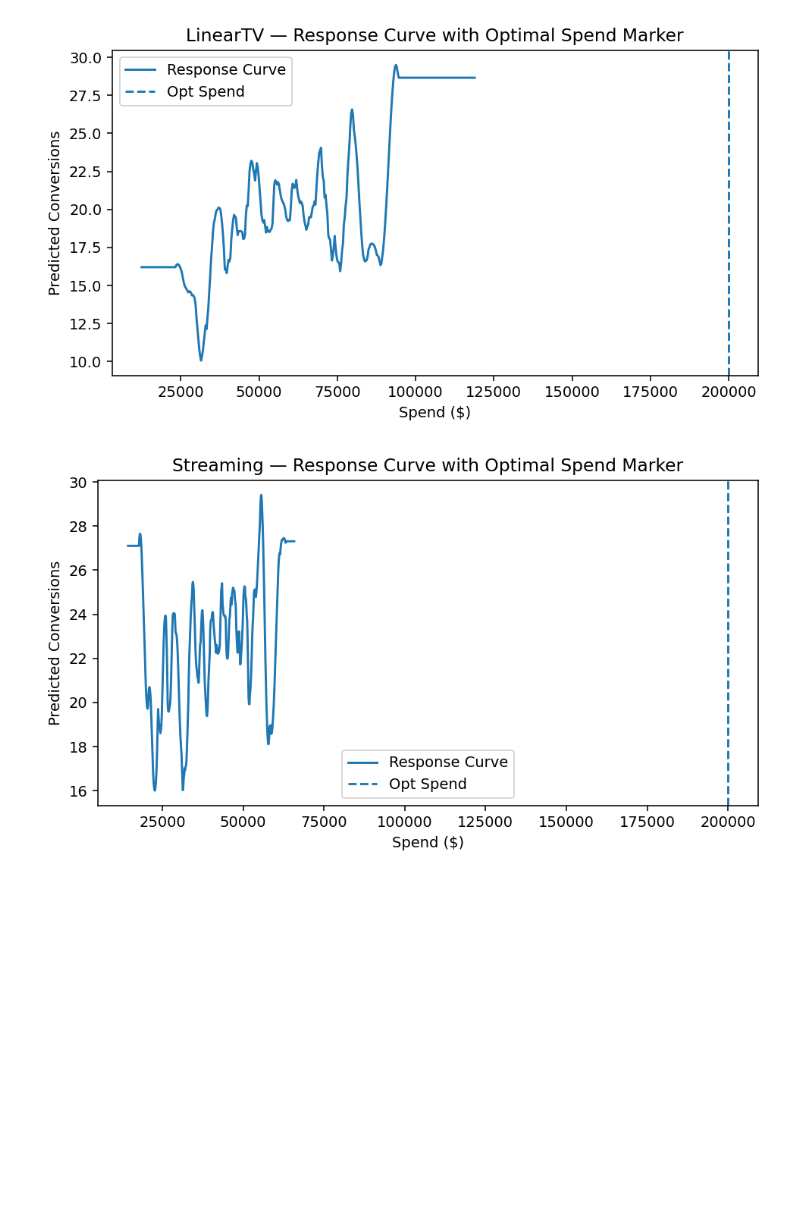
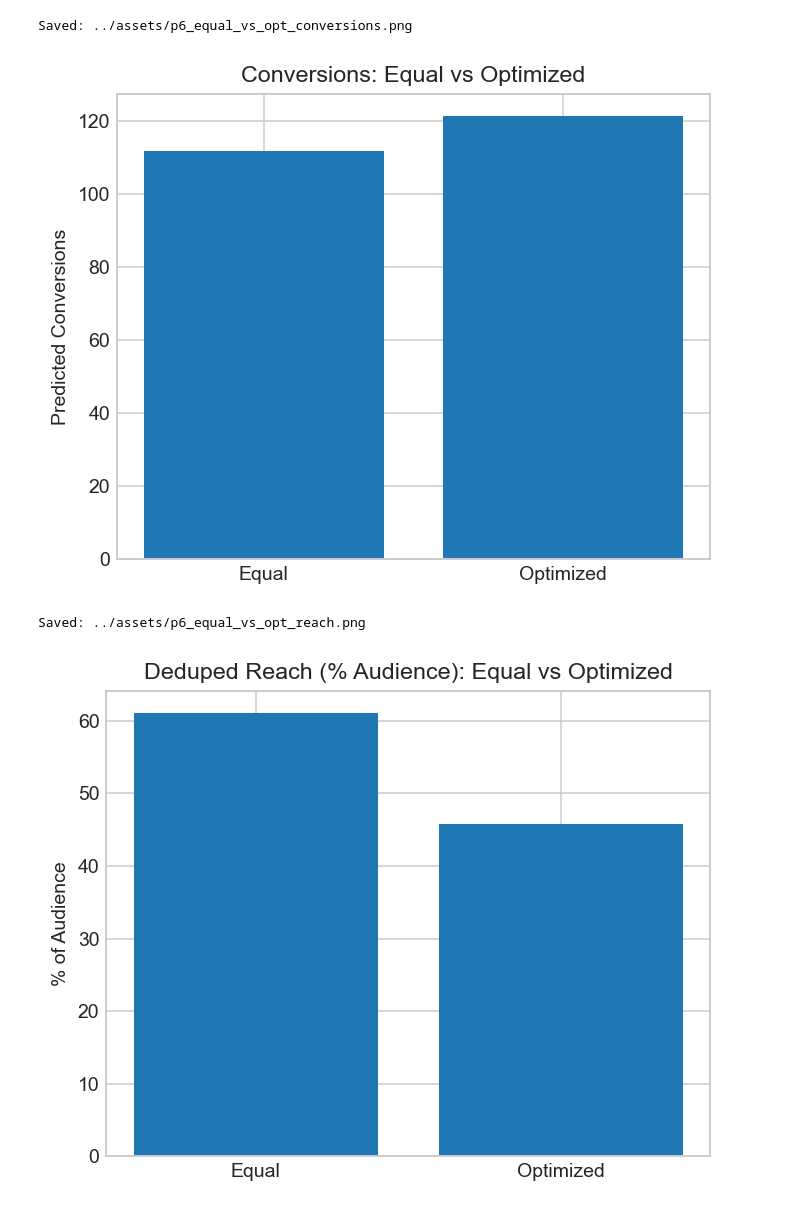
Before and after one commit to aravind-bit/oneplan-ai, a Jupyter notebook: notebooks/06_explainability_and_summary.ipynb, the cells around one changed output. Drawn from its saved outputs; the diff is of its cells as text; code cells hidden in the pictures; blank space fills up the shorter version.

Commit message:
feat(part6): finalize explainability (marginal ROI), allocations, equal-vs-optimized visuals, and executive report

```diff
--- a/notebooks/06_explainability_and_summary.ipynb
+++ b/notebooks/06_explainability_and_summary.ipynb
@@ -8,17 +13,15 @@ import numpy as np
 import pandas as pd
 import matplotlib.pyplot as plt
 from pathlib import Path
-from scipy.interpolate import interp1d
+from scipy.interpolate import PchipInterpolator
+
+# Paths
+DATA_DIR   = Path("../data/processed")
+RAW_DIR    = Path("../data/raw")
+ASSETS_DIR = Path("../assets")
+ASSETS_DIR.mkdir(parents=True, exist_ok=True)
 
 plt.rcParams["figure.dpi"] = 140
+plt.style.use("seaborn-v0_8-whitegrid")
 
-CURVE_DIR   = Path("../data/processed/response_curves")
-PROCESSED   = Path("../data/processed")
-RAW_DIR     = Path("../data/raw")
-ASSETS_DIR  = Path("../assets")
-REPORTS_DIR = Path("../reports")
-ASSETS_DIR.mkdir(parents=True, exist_ok=True)
-REPORTS_DIR.mkdir(parents=True, exist_ok=True)
-
-AUDIENCE_SIZE = 1_000_000   # for reporting reach in people
-BUDGET        = 1_000_000.0 # keep in sync with Part-5
+print("Paths ready:", DATA_DIR.resolve(), ASSETS_DIR.resolve())
@@ -204,17 +215,37 @@ png1, png2, png3, png4
 # %%
-for ch in channels:
-    dfc = curves[ch]
-    s_star = opt_spend_conv.get(ch, None)
-    if s_star is None:
-        continue
-    plt.figure(figsize=(7,4))
-    plt.plot(dfc["spend"], dfc["pred_conversions"], label="Response Curve")
-    plt.axvline(s_star, linestyle="--", label="Opt Spend")
-    plt.title(f"{ch} — Response Curve with Optimal Spend Marker")
-    plt.xlabel("Spend ($)"); plt.ylabel("Predicted Conversions")
-    plt.legend(); plt.tight_layout()
-    p = ASSETS_DIR / f"p6_curve_{ch.lower().replace(' ','').replace('-','')}.png"
-    plt.savefig(p); plt.show()
+# Expect summary_p5 rows:
+# 0 -> conversions, 1 -> deduped_reach_fraction, 2 -> deduped_reach_people
+summary_disp = summary_p5.copy()
+summary_disp["equal_split"] = summary_disp["equal_split"].astype(float)
+summary_disp["optimized"]   = summary_disp["optimized"].astype(float)
+summary_disp["lift_%"]      = summary_disp["lift_%"].astype(float).round(2)
+
+# Conversions bars
+plt.figure(figsize=(5,4))
+plt.bar(["Equal", "Optimized"], summary_disp.loc[0, ["equal_split","optimized"]])
+plt.title("Conversions: Equal vs Optimized")
+plt.ylabel("Predicted Conversions")
+plt.tight_layout()
+png_eqopt_conv = ASSETS_DIR / "p6_equal_vs_opt_conversions.png"
+plt.savefig(png_eqopt_conv, dpi=140)
+print("Saved:", png_eqopt_conv)
+plt.show()
+
+# Reach bars (fraction → %)
+plt.figure(figsize=(5,4))
+plt.bar(["Equal", "Optimized"], summary_disp.loc[1, ["equal_split","optimized"]] * 100.0)
+plt.title("Deduped Reach (% Audience): Equal vs Optimized")
+plt.ylabel("% of Audience")
+plt.tight_layout()
+png_eqopt_reach = ASSETS_DIR / "p6_equal_vs_opt_reach.png"
+plt.savefig(png_eqopt_reach, dpi=140)
+print("Saved:", png_eqopt_reach)
+plt.show()
+
+summary_disp.to_csv(DATA_DIR / "part6_equal_vs_optimized_summary.csv", index=False)
+display(summary_disp)
 # %% [output]
+Saved: ../assets/p6_equal_vs_opt_conversions.png
-[figure, old version]
+[figure, new version]
+Saved: ../assets/p6_equal_vs_opt_reach.png
-[figure, old version]
+[figure, new version]
```
Also changed, not shown: parts of 10 cells of this notebook, 13 other files.
